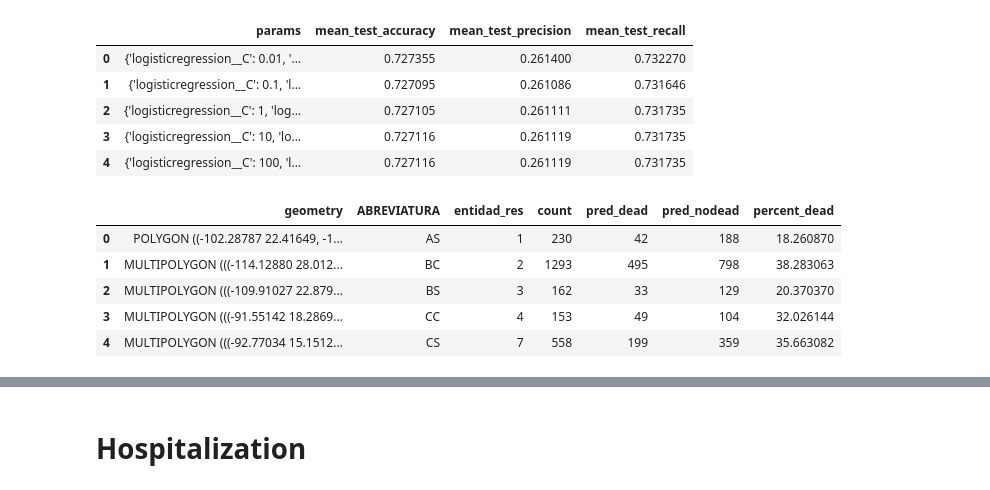
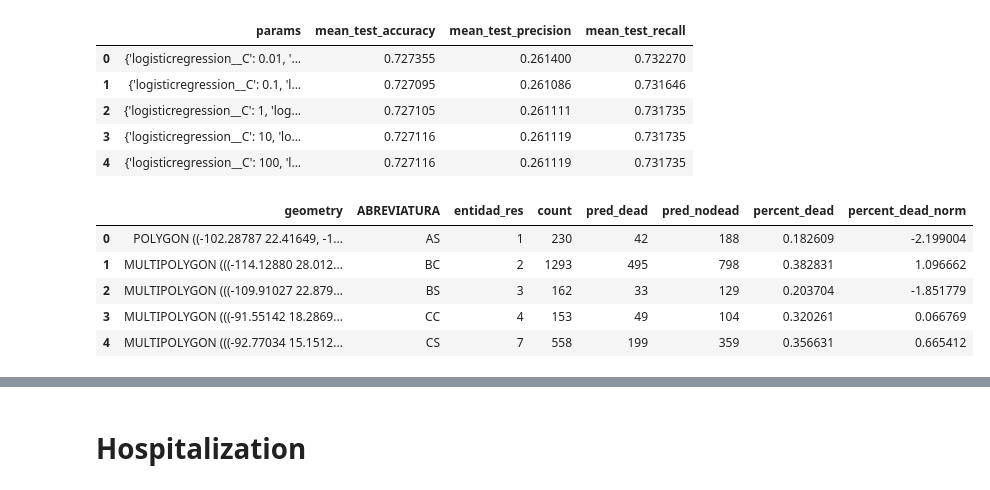
Before and after one commit to ml-project-2020/covid, a Jupyter notebook: Relative Risk.ipynb, the cells around one changed output, grey strips where cells are left out. Drawn from its saved outputs; the diff is of its cells as text; code cells hidden in the pictures.

```diff
--- a/Relative Risk.ipynb
+++ b/Relative Risk.ipynb
@@ -85,39 +85,41 @@ covid_pred['pred'] = pred
 # %%
 # group by state and get the percentage of predicted deaths
 
 covid_state = covid_pred.groupby('entidad_res').agg({'municipio_res': 'count',
                                           'pred':'sum'}).reset_index().rename(columns={'municipio_res': 'count', 'pred': 'pred_dead'})
 covid_state['pred_nodead'] = covid_state['count'] - covid_state['pred_dead']
-covid_state['percent_dead'] = covid_state['pred_dead'] / covid_state['count'] * 100
+covid_state['percent_dead'] = covid_state['pred_dead'] / covid_state['count']
+covid_state['percent_dead_norm'] = (covid_state['percent_dead'] - covid_state['percent_dead'].mean()) /covid_state['percent_dead'].std()
+
 
 #Add state name
 xls = 'data/description_catalogue_covid_mx.xlsx'
 state_codes = pd.read_excel(xls, sheet_name='Catálogo de ENTIDADES')
 
 covid_state = state_codes.merge(covid_state, right_on='entidad_res',
                                      left_on='CLAVE_ENTIDAD').loc[:,'ABREVIATURA':]
 
 covid_state = covid_state.sort_values(by='entidad_res')
 
 #Get geometry of each state and group daily data by state
 pd.options.mode.chained_assignment = None
 shape = gpd.read_file('data/mex_states_shape/mex_admbnda_adm1_govmex.shp')
 states_shape = shape.loc[:,['ADM1_ES', 'ADM1_PCODE', 'geometry']]
 states_shape.loc[:,'ADM1_PCODE'] = states_shape.ADM1_PCODE.apply(lambda row:
                                                                  int(row.strip('MX')))
 
 state_gdf = states_shape.merge(covid_state, right_on='entidad_res',
                                      left_on='ADM1_PCODE').loc[:,'geometry':]
 
 
 state_gdf.head()
 # %% [output]
-|  | geometry | ABREVIATURA | entidad_res | count | pred_dead | pred_nodead | percent_dead |
-| 0 | POLYGON ((-102.28787 22.41649, -1... | AS | 1 | 230 | 42 | 188 | 18.260870 |
-| 1 | MULTIPOLYGON (((-114.12880 28.012... | BC | 2 | 1293 | 495 | 798 | 38.283063 |
-| 2 | MULTIPOLYGON (((-109.91027 22.879... | BS | 3 | 162 | 33 | 129 | 20.370370 |
-| 3 | MULTIPOLYGON (((-91.55142 18.2869... | CC | 4 | 153 | 49 | 104 | 32.026144 |
-| 4 | MULTIPOLYGON (((-92.77034 15.1512... | CS | 7 | 558 | 199 | 359 | 35.663082 |
+|  | geometry | ABREVIATURA | entidad_res | count | pred_dead | pred_nodead | percent_dead | percent_dead_norm |
+| 0 | POLYGON ((-102.28787 22.41649, -1... | AS | 1 | 230 | 42 | 188 | 0.182609 | -2.199004 |
+| 1 | MULTIPOLYGON (((-114.12880 28.012... | BC | 2 | 1293 | 495 | 798 | 0.382831 | 1.096662 |
+| 2 | MULTIPOLYGON (((-109.91027 22.879... | BS | 3 | 162 | 33 | 129 | 0.203704 | -1.851779 |
+| 3 | MULTIPOLYGON (((-91.55142 18.2869... | CC | 4 | 153 | 49 | 104 | 0.320261 | 0.066769 |
+| 4 | MULTIPOLYGON (((-92.77034 15.1512... | CS | 7 | 558 | 199 | 359 | 0.356631 | 0.665412 |
 # %%
 import matplotlib
 import matplotlib.pyplot as plt
```
Also changed, not shown: parts of 5 cells of this notebook.
